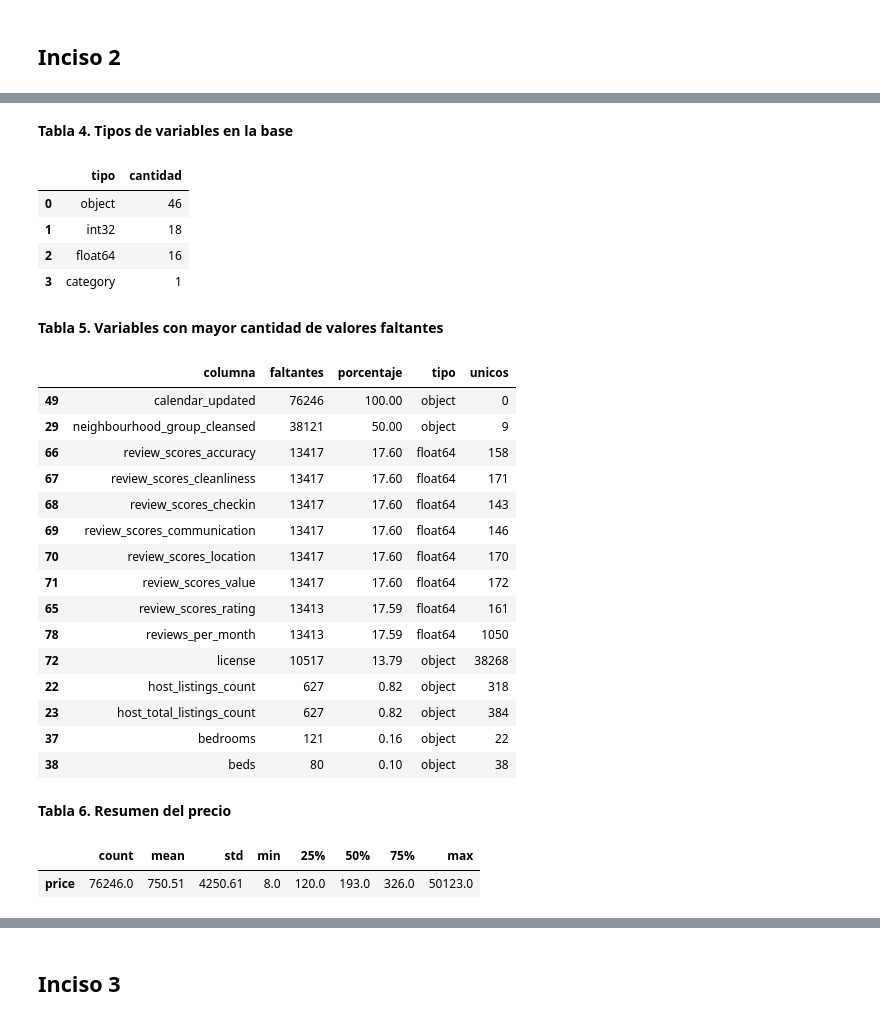
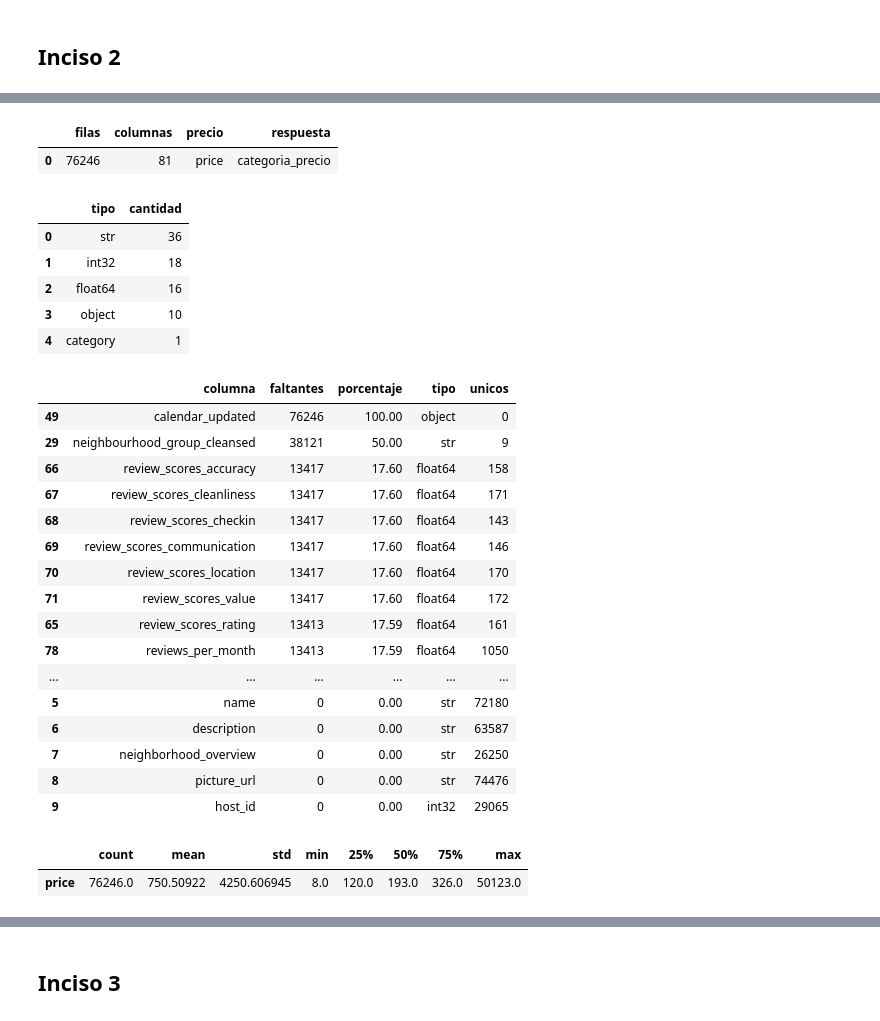
Before and after one commit to Ninaswiftie09/Mineria-de-Datos, a Jupyter notebook: Laboratorio8.ipynb, the cells around one changed output, grey strips where cells are left out. Drawn from its saved outputs; the diff is of its cells as text; code cells hidden in the pictures.

```diff
--- a/Laboratorio8.ipynb
+++ b/Laboratorio8.ipynb
@@ -124,0 +24,19 @@ df_original.shape
+# %%
+import pyreadr
+
+data_dir = Path("data")
+
+rdata_files = sorted(data_dir.glob("*.RData")) + sorted(data_dir.glob("*.rda"))
+
+if not rdata_files:
+    rdata_files = sorted(Path(".").glob("*.RData")) + sorted(Path(".").glob("*.rda"))
+
+rdata_path = rdata_files[0]
+
+rdata = pyreadr.read_r(str(rdata_path))
+
+df = next(valor for valor in rdata.values() if isinstance(valor, pd.DataFrame))
+
+df.columns = [str(col).strip() for col in df.columns]
+
+df.shape
@@ -257,35 +187,38 @@ display(dist_respuesta)
+# %%
+pd.DataFrame({
+    "filas": [df.shape[0]],
+    "columnas": [df.shape[1]],
+    "precio": [precio_col],
+    "respuesta": [categoria_col]
+})
+# %% [output]
+|  | filas | columnas | precio | respuesta |
+| 0 | 76246 | 81 | price | categoria_precio |
 # %%
-tipos_variables = (
-    pd.DataFrame(df.dtypes.astype(str).value_counts())
-    .reset_index()
-    .rename(columns={"index": "tipo", "count": "cantidad", 0: "cantidad"})
+pd.DataFrame(df.dtypes.astype(str).value_counts()).reset_index().rename(
+    columns={"index": "tipo", "count": "cantidad", 0: "cantidad"}
 )
-
-display(Markdown("**Tabla 4. Tipos de variables en la base**"))
-display(tipos_variables)
 # %% [output]
-**Tabla 4. Tipos de variables en la base**
 |  | tipo | cantidad |
-| 0 | object | 46 |
+| 0 | str | 36 |
 | 1 | int32 | 18 |
 | 2 | float64 | 16 |
-| 3 | category | 1 |
+| 3 | object | 10 |
+| 4 | category | 1 |
 # %%
 faltantes = pd.DataFrame({
     "columna": df.columns,
     "faltantes": df.isna().sum().values,
     "porcentaje": (df.isna().mean().values * 100).round(2),
     "tipo": df.dtypes.astype(str).values,
     "unicos": df.nunique(dropna=True).values
 }).sort_values(["porcentaje", "faltantes"], ascending=False)
 
-display(Markdown("**Tabla 5. Variables con mayor cantidad de valores faltantes**"))
-display(faltantes.head(15))
+faltantes.head(30)
 # %% [output]
-**Tabla 5. Variables con mayor cantidad de valores faltantes**
 |  | columna | faltantes | porcentaje | tipo | unicos |
 | 49 | calendar_updated | 76246 | 100.00 | object | 0 |
-| 29 | neighbourhood_group_cleansed | 38121 | 50.00 | object | 9 |
+| 29 | neighbourhood_group_cleansed | 38121 | 50.00 | str | 9 |
 | 66 | review_scores_accuracy | 13417 | 17.60 | float64 | 158 |
 | 67 | review_scores_cleanliness | 13417 | 17.60 | float64 | 171 |
 | 68 | review_scores_checkin | 13417 | 17.60 | float64 | 143 |
@@ -294,18 +227,15 @@ display(faltantes.head(15))
 | 71 | review_scores_value | 13417 | 17.60 | float64 | 172 |
 | 65 | review_scores_rating | 13413 | 17.59 | float64 | 161 |
 | 78 | reviews_per_month | 13413 | 17.59 | float64 | 1050 |
-| 72 | license | 10517 | 13.79 | object | 38268 |
-| 22 | host_listings_count | 627 | 0.82 | object | 318 |
-| 23 | host_total_listings_count | 627 | 0.82 | object | 384 |
-| 37 | bedrooms | 121 | 0.16 | object | 22 |
-| 38 | beds | 80 | 0.10 | object | 38 |
+| ... | ... | ... | ... | ... | ... |
+| 5 | name | 0 | 0.00 | str | 72180 |
+| 6 | description | 0 | 0.00 | str | 63587 |
+| 7 | neighborhood_overview | 0 | 0.00 | str | 26250 |
+| 8 | picture_url | 0 | 0.00 | str | 74476 |
+| 9 | host_id | 0 | 0.00 | int32 | 29065 |
-# %%
-resumen_precio = df[precio_col].describe().to_frame().T.round(2)
-
-display(Markdown("**Tabla 6. Resumen del precio**"))
-display(resumen_precio)
-# %% [output]
-**Tabla 6. Resumen del precio**
-|  | count | mean | std | min | 25% | 50% | 75% | max |
-| price | 76246.0 | 750.51 | 4250.61 | 8.0 | 120.0 | 193.0 | 326.0 | 50123.0 |
+# %%
+df[precio_col].describe().to_frame().T
+# %% [output]
+|  | count | mean | std | min | 25% | 50% | 75% | max |
+| price | 76246.0 | 750.50922 | 4250.606945 | 8.0 | 120.0 | 193.0 | 326.0 | 50123.0 |
 # %%
```
Also changed, not shown: parts of 55 cells of this notebook.
